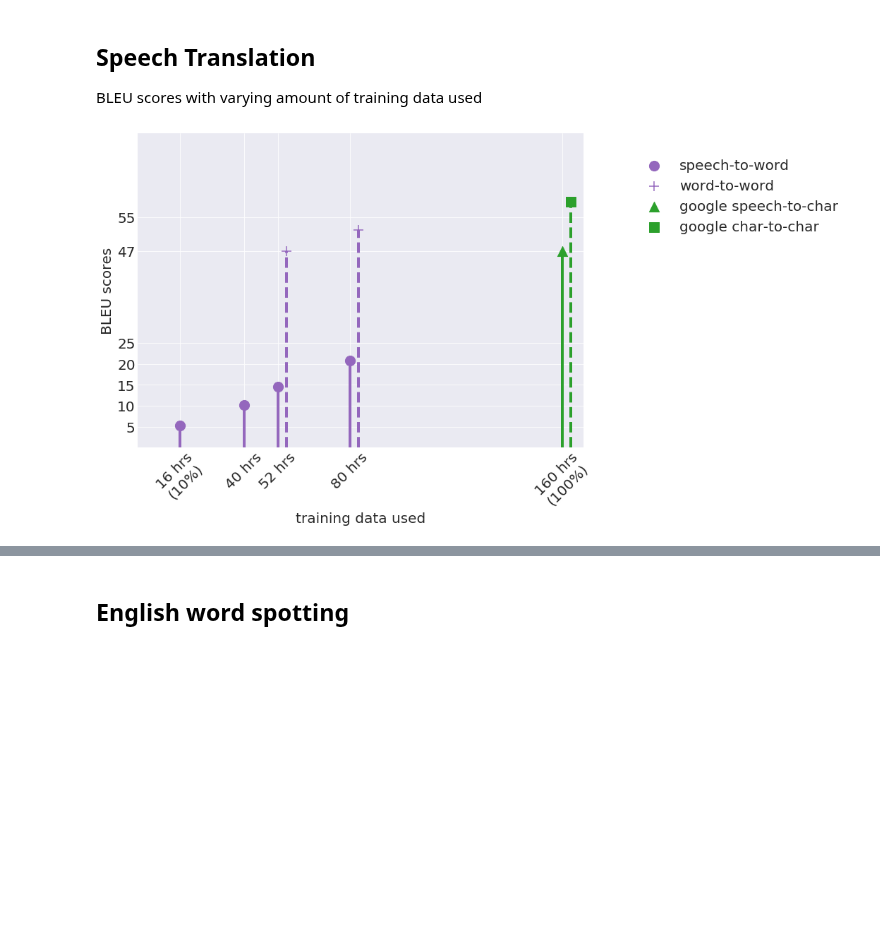
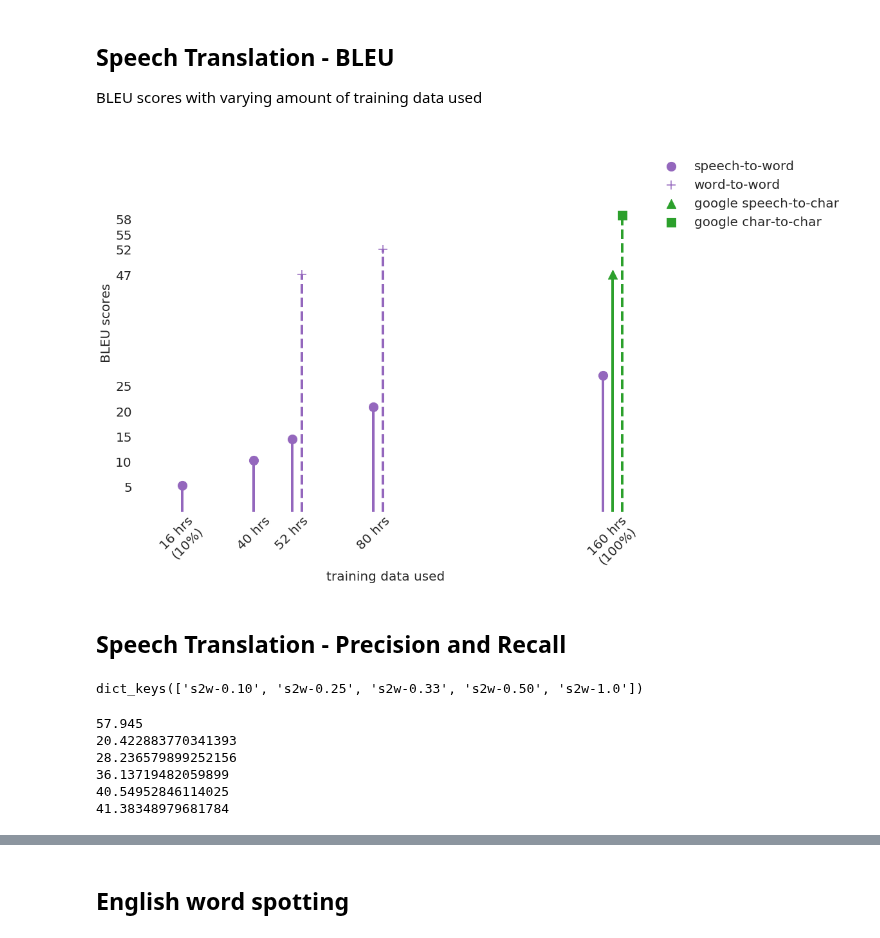
Before and after one commit to 0xSameer/speech2text, a Jupyter notebook: results.ipynb, the cells around one changed output, grey strips where cells are left out. Cells and saved outputs as stored; diff of their text form; code cells hidden in the pictures; blank space fills up the shorter version.

Commit message:
new plots

```diff
--- a/results.ipynb
+++ b/results.ipynb
@@ -31,6 +31,6 @@ for i in range(len(tableau20)):
     r, g, b = tableau20[i]
     tableau20[i] = (r / 255., g / 255., b / 255.)
 # %% [markdown]
-## Speech Translation
+## Speech Translation - BLEU
 
 BLEU scores with varying amount of training data used
@@ -37,10 +40,9 @@ BLEU scores with varying amount of training data used
 # %%
-fig, ax = plt.subplots(figsize=(10,8),nrows=1, ncols=1, sharey=True)
-sns.set_style("darkgrid")
+fig, ax = plt.subplots(figsize=(12,10),nrows=1, ncols=1, sharey=True)
+sns.set_style("white")
 
-bar_y = np.array([5.26, 10.22, 14.5, 20.82])
-bar_x = np.array([10, 25, 33, 50])
-x_scale = np.array([10, 25, 33, 50, 100])
+bar_y = np.array([5.26, 10.22, 14.5, 20.82, 27])
+bar_x = np.array([10, 25, 33, 50, 98])
 
 word2word_x = [35, 52]
 word2word_y = [47, 52]
@@ -50,7 +52,6 @@ google_char2char_y = [58.7]
 
 # x_labels = ["{0:d} hrs\n({1:d}%)".format(int(160 * (i/100)), i) for i in x_scale]
 # x_labels = ["{0:d} hrs".format(int(160 * (i/100))) for i in x_scale]
-x_labels = ['16 hrs\n(10%)', '40 hrs', '52 hrs', '80 hrs', '160 hrs\n(100%)']
 
 bar_colors = [tableau20[0]]*6
 
@@ -72,34 +73,36 @@ ax.scatter(x=google_char2char_x, y=google_char2char_y, s=200, marker='s' , label
 #                 label="our models")
 # -------------------------------------------------------------
 
 markerline, stemlines, baseline = ax.stem(bar_x, bar_y, linefmt='-', markerfmt=' ', basefmt=' ')
 plt.setp(stemlines, 'color', tableau20[8], 'linewidth', 4)
 
 markerline, stemlines, baseline = ax.stem(word2word_x, word2word_y, linefmt='--', markerfmt=' ', basefmt=' ')
 plt.setp(stemlines, 'color', tableau20[8], 'linewidth', 4)
 
 markerline, stemlines, baseline = ax.stem([100], [47], linefmt='-', markerfmt=' ', basefmt=' ')
 plt.setp(stemlines, 'color', tableau20[4], 'linewidth', 4)
 
 markerline, stemlines, baseline = ax.stem(google_char2char_x, google_char2char_y, linefmt='--', markerfmt=' ', basefmt=' ')
 plt.setp(stemlines, 'color', tableau20[4], 'linewidth', 4)
 
 
 plt.xticks(x_scale, x_labels, rotation=45, fontsize=16)
-plt.yticks(list(range(5,30,5))+[47, 55], rotation=0, fontsize=20)
+plt.yticks(list(range(5,30,5))+[47, 52, 55, 58], rotation=0, fontsize=20)
 ax.set_xlabel('training data used', size=20)
 ax.set_ylabel('BLEU scores', size=20)
 for i in ax.get_xticklabels()+ax.get_yticklabels():
     i.set_fontsize(20)
 
-plt.legend(bbox_to_anchor=(1.6, 0.96), framealpha=0, fontsize=20)
+plt.legend(bbox_to_anchor=(1.02, 0.96), framealpha=0, fontsize=20)
 plt.ylim(0,75)
 plt.xlim(0,105)
 
 sns.despine(left=True, bottom=True)
 
 fig.tight_layout()
 
-fig.savefig(filename="bleu_scores.pdf", dpi=300)
+fig.savefig(fname="bleu_scores.pdf", dpi=300)
 # %% [output]
-[figure, old version]
+[figure, new version]
+# %% [markdown]
+## Speech Translation - Precision and Recall
@@ -105,0 +136,4 @@ fig.savefig(filename="bleu_scores.pdf", dpi=300)
+# %%
+model_files.keys()
+# %% [output]
+dict_keys(['s2w-0.10', 's2w-0.25', 's2w-0.33', 's2w-0.50', 's2w-1.0'])
@@ -105,0 +144,10 @@ fig.savefig(filename="bleu_scores.pdf", dpi=300)
+# %%
+for k in metrics:
+    print(metrics[k]['p'][0])
+# %% [output]
+57.945
+20.422883770341393
+28.236579899252156
+36.13719482059899
+40.54952846114025
+41.38348979681784
```
Also changed, not shown: parts of 15 cells of this notebook, 2 other files.
